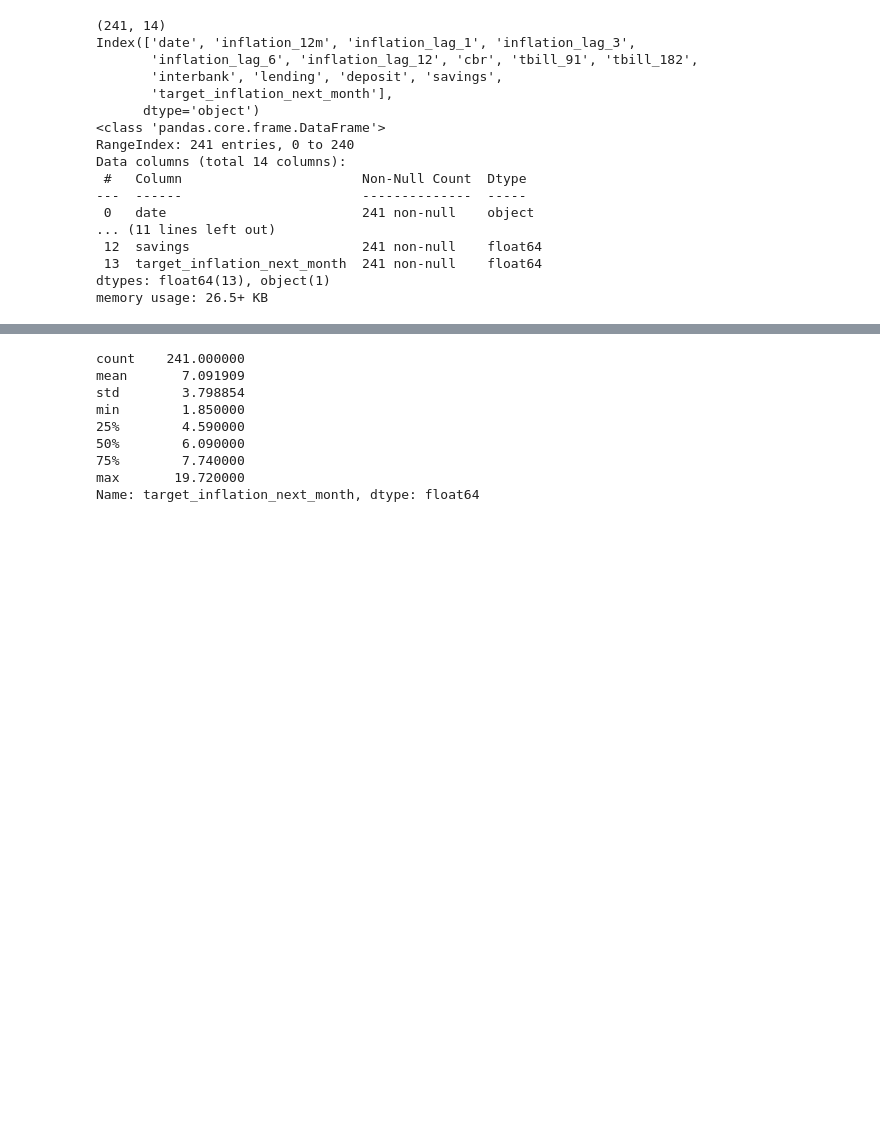
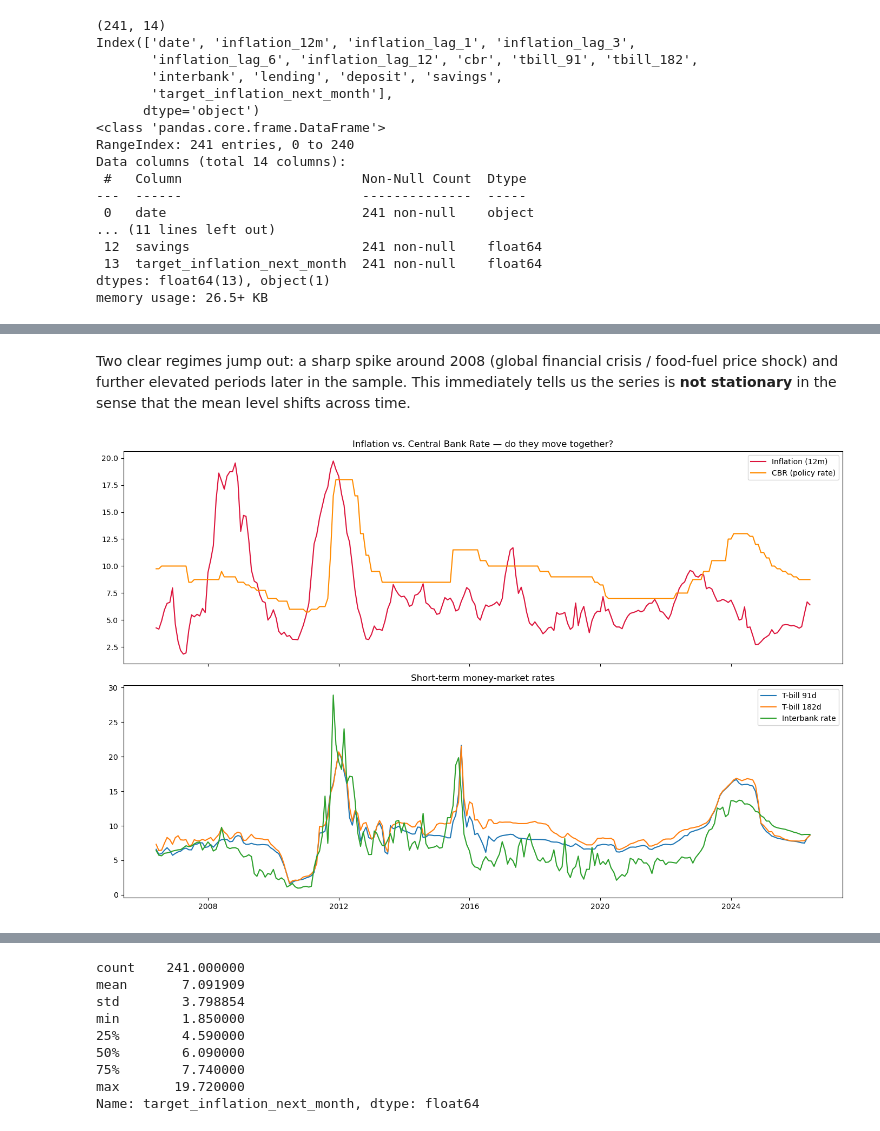
Before and after one commit to moringacapstone-g5/EconIQ, a Jupyter notebook: notebooks/food_price_forecasting.ipynb, the cells around one changed output, grey strips where cells are left out. Drawn from its saved outputs; the diff is of its cells as text; code cells hidden in the pictures; blank space fills up the shorter version.

```diff
--- a/notebooks/food_price_forecasting.ipynb
+++ b/notebooks/food_price_forecasting.ipynb
@@ -1753,0 +1867,21 @@ memory usage: 26.5+ KB
+# %% [markdown]
+Two clear regimes jump out: a sharp spike around 2008 (global financial crisis / food-fuel price shock) and
+further elevated periods later in the sample. This immediately tells us the series is **not stationary** in the sense that the mean level shifts across time.
+# %%
+fig, axes = plt.subplots(2, 1, figsize=(14, 9), sharex=True)
+
+axes[0].plot(df.index, df['inflation_12m'], color='crimson', label='Inflation (12m)')
+axes[0].plot(df.index, df['cbr'], color='darkorange', label='CBR (policy rate)')
+axes[0].set_title('Inflation vs. Central Bank Rate — do they move together?')
+axes[0].legend()
+
+axes[1].plot(df.index, df['tbill_91'], label='T-bill 91d')
+axes[1].plot(df.index, df['tbill_182'], label='T-bill 182d')
+axes[1].plot(df.index, df['interbank'], label='Interbank rate')
+axes[1].set_title('Short-term money-market rates')
+axes[1].legend()
+
+plt.tight_layout()
+plt.show()
+# %% [output]
+[figure, added]
```
Also changed, not shown: parts of 29 cells of this notebook, 3 other files.
